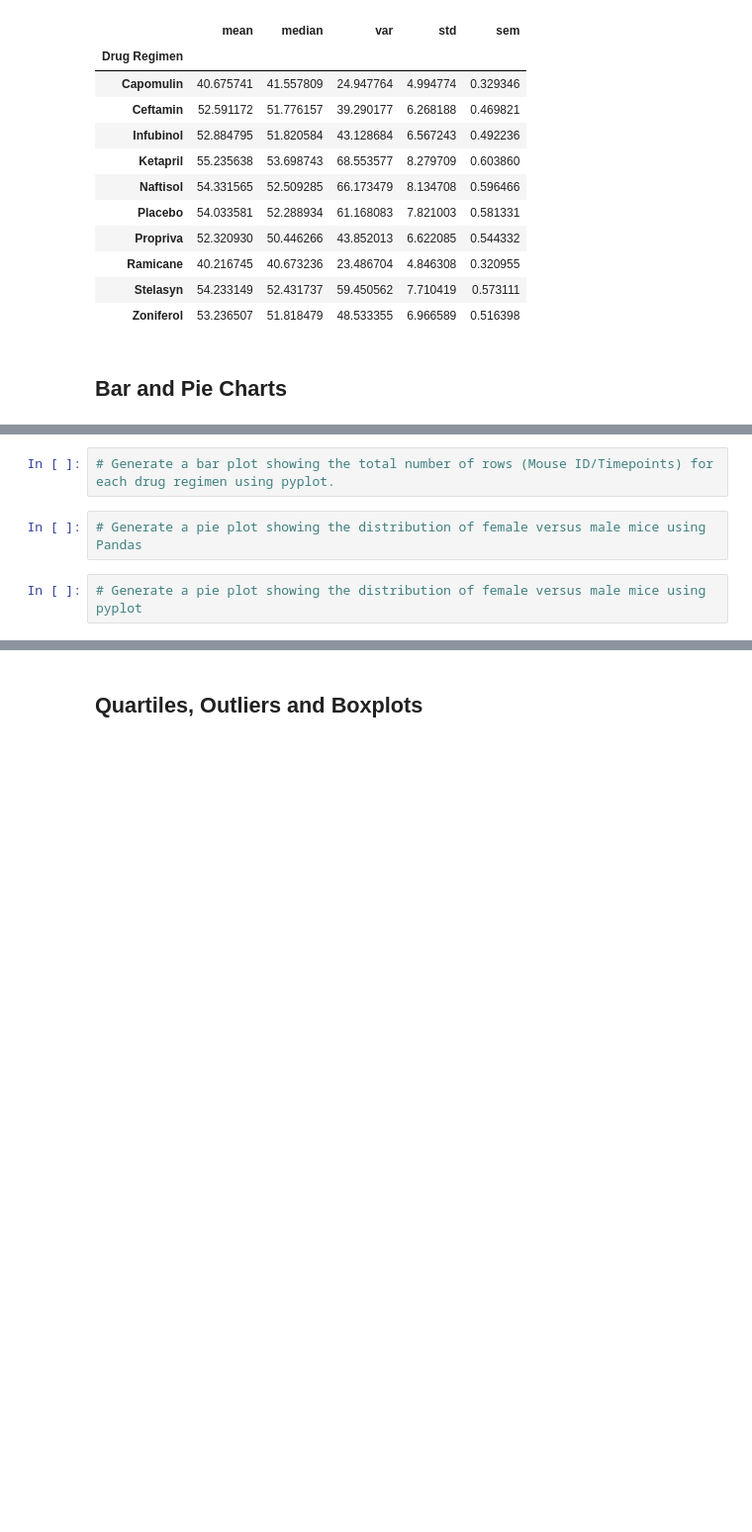
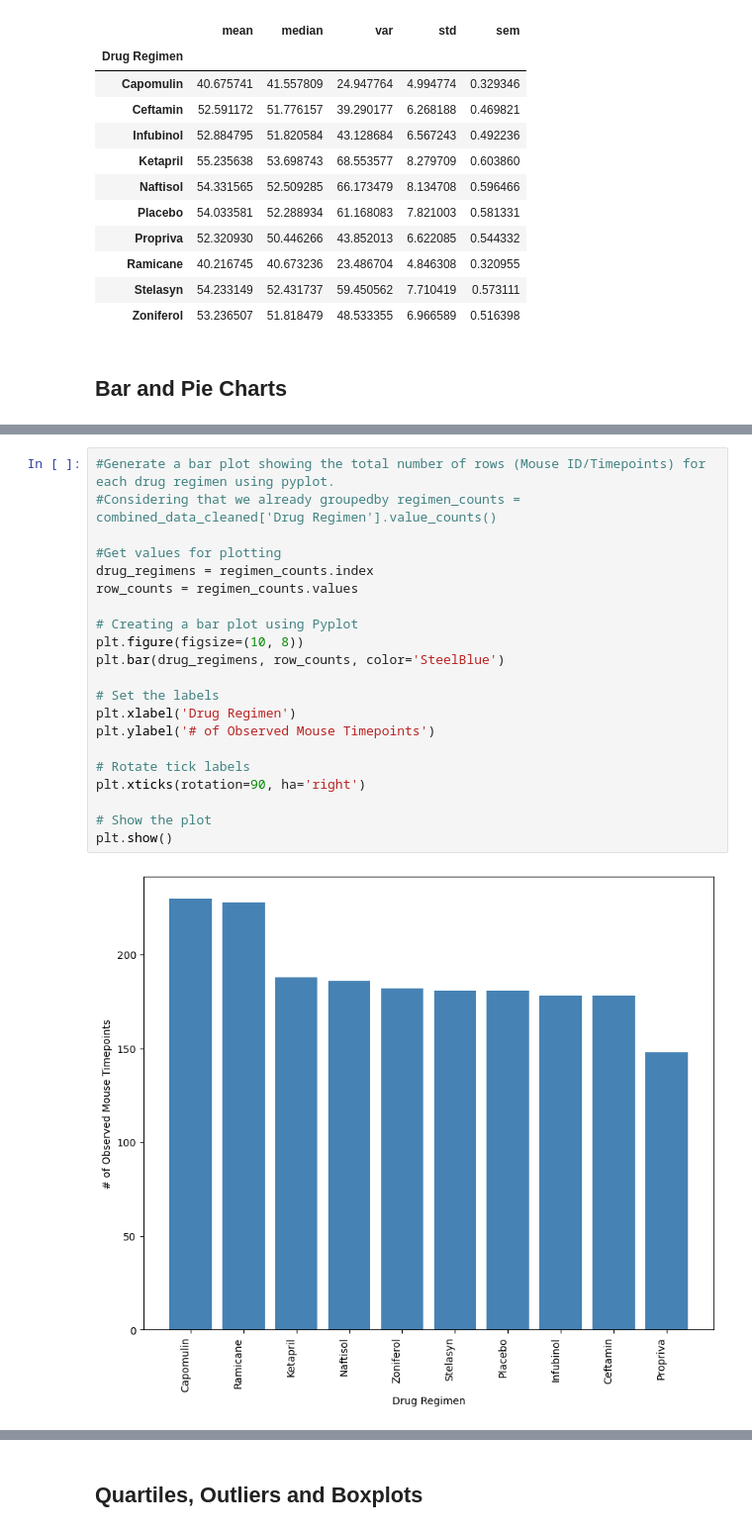
Before and after one commit to vara-co/Matplotlib-challenge, a Jupyter notebook: Pymaceuticals/pymaceuticals_starterLMVS.ipynb, the cells around one changed output, grey strips where cells are left out. Shown: that part at 99% size. Cells and saved outputs as stored; diff of their text form; blank space fills up the shorter version.

```diff
--- a/Pymaceuticals/pymaceuticals_starterLMVS.ipynb
+++ b/Pymaceuticals/pymaceuticals_starterLMVS.ipynb
@@ -184,6 +198,23 @@ summary_stats
-# %%
-# Generate a bar plot showing the total number of rows (Mouse ID/Timepoints) for each drug regimen using pyplot.
-# %%
-# Generate a pie plot showing the distribution of female versus male mice using Pandas
-# %%
-# Generate a pie plot showing the distribution of female versus male mice using pyplot
+# %%
+#Generate a bar plot showing the total number of rows (Mouse ID/Timepoints) for each drug regimen using pyplot.
+#Considering that we already groupedby regimen_counts = combined_data_cleaned['Drug Regimen'].value_counts()
+
+#Get values for plotting
+drug_regimens = regimen_counts.index
+row_counts = regimen_counts.values
+
+# Creating a bar plot using Pyplot
+plt.figure(figsize=(10, 8))
+plt.bar(drug_regimens, row_counts, color='SteelBlue')
+
+# Set the labels
+plt.xlabel('Drug Regimen')
+plt.ylabel('# of Observed Mouse Timepoints')
+
+# Rotate tick labels
+plt.xticks(rotation=90, ha='right')
+
+# Show the plot
+plt.show()
+# %% [output]
+[figure, added]
```
Also changed, not shown: parts of 3 cells of this notebook.
